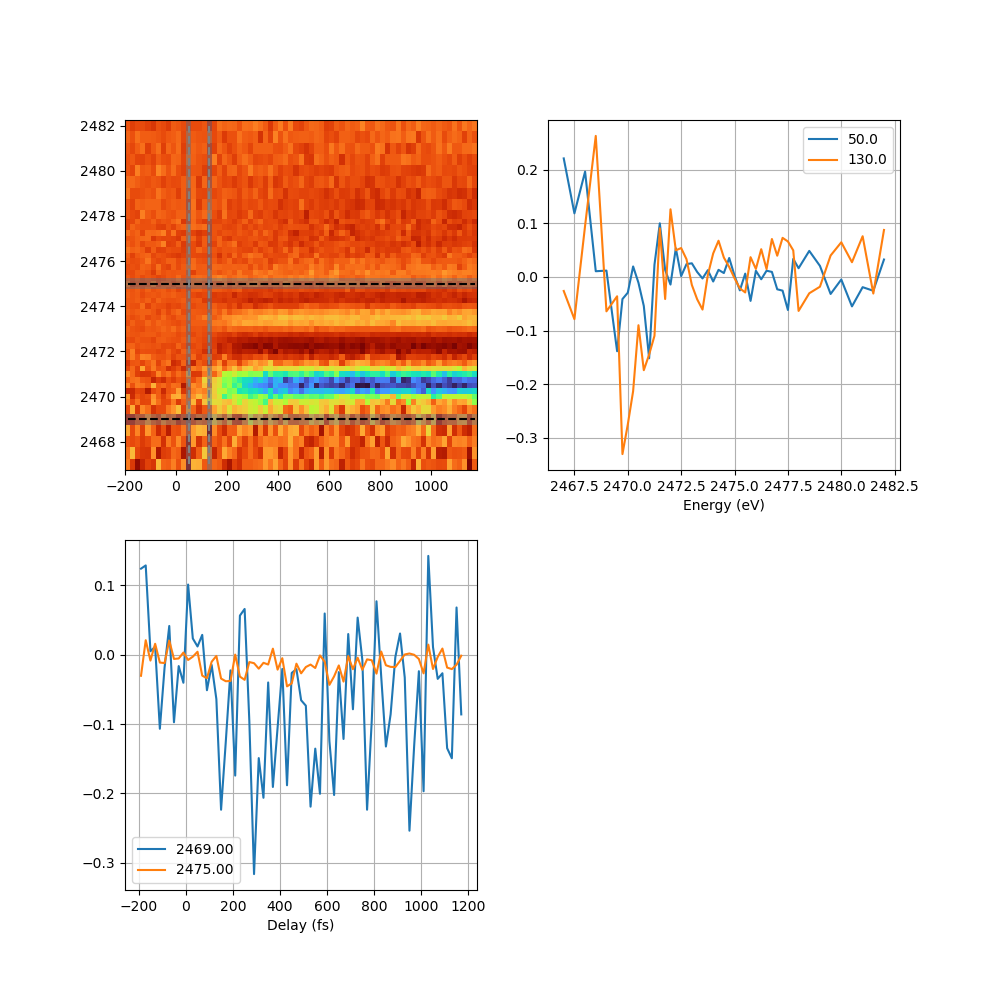
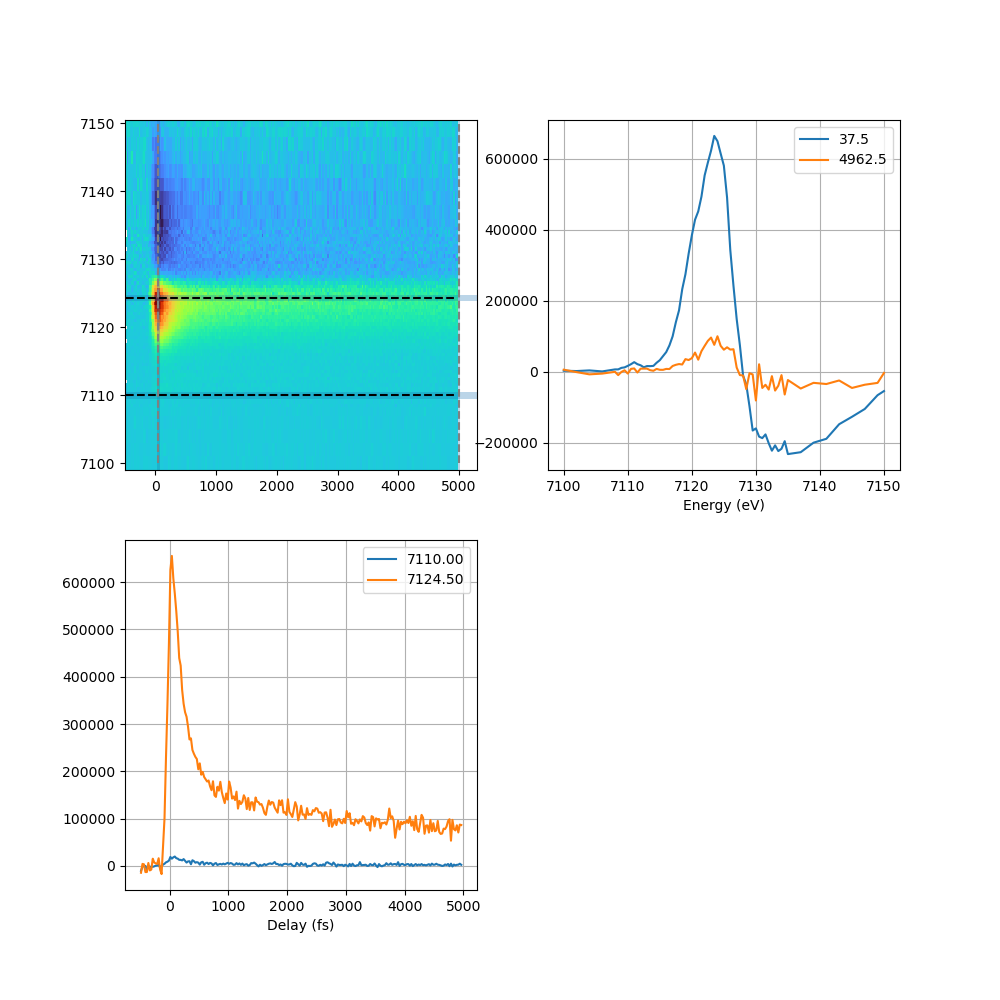
Code edit (unified diff) that turned the first committed figure into the second:
--- before
+++ after
@@ -1,6 +1,6 @@
 #energylist = [2470.0, 2471.7, 2472.5,  2475.5]
 #delayslist = [0, 25, 50, 100, 200, 500, 800]
-energylist = [2469, 2475]
-delayslist = [50, 130]
+energylist = [7110, 7124.3]
+delayslist = [50,5000]
 
-fig, axes = plotter.TwoD_scans_lineouts(data_plot1, meta, energylist, delayslist, delay_int=20, energy_int = 0.5, figsize=(10,10))#, vmin=-0.02, vmax=0.02)
+fig, axes = plotter.TwoD_scans_lineouts(data_plot1, meta, energylist, delayslist, delay_int=45, energy_int = 1, figsize=(10,10))#, vmin=-0.02, vmax=0.02)

Commit: Updated scripts after p23104 & p23106